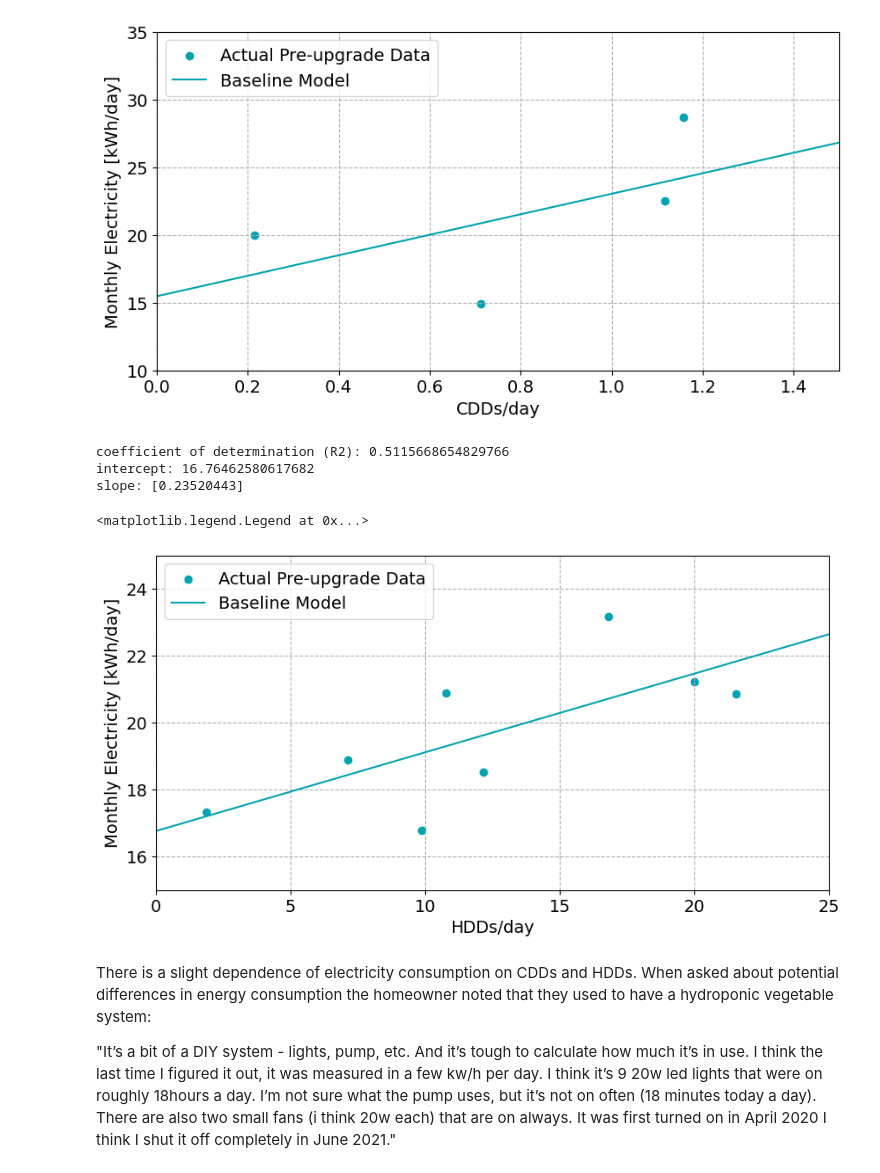
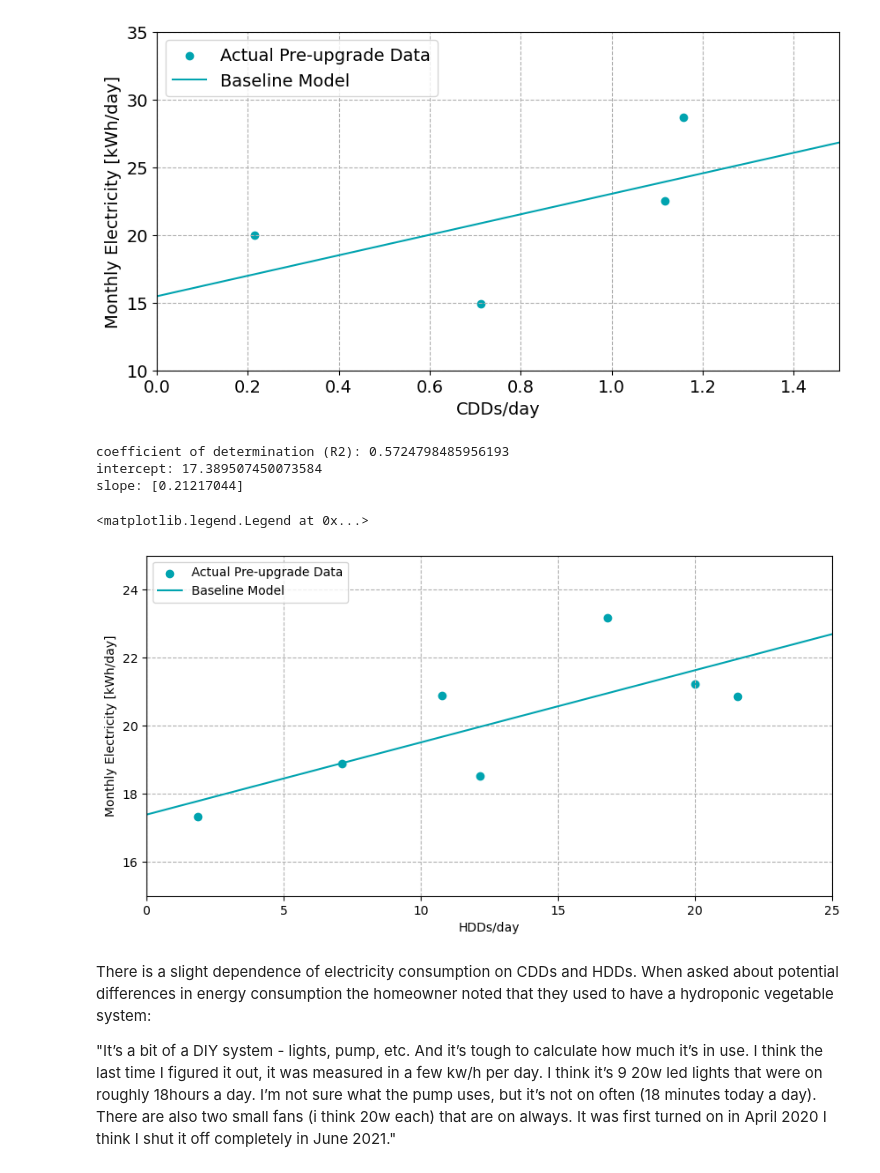
Before and after one commit to SustainableTechnologies/CaseStudy6, a Jupyter notebook: HeatPumpCaseStudy6_092023.ipynb, the cells around one changed output. Drawn from its saved outputs; the diff is of its cells as text; code cells hidden in the pictures.

```diff
--- a/HeatPumpCaseStudy6_092023.ipynb
+++ b/HeatPumpCaseStudy6_092023.ipynb
@@ -280,7 +283,7 @@ plt.legend()
 ## 4.2 Electricity Baseline
 # %%
 # Define an electricity baseline dataframe
-ElecBaseline = ElecData[11:23].copy()
+ElecBaseline = ElecData[12:23].copy()
 ElecBaseline
 # %% [output]
 |  | From | To | kWh | days | kWh_day |
@@ -373,37 +374,38 @@ ElecBaselineHeat = ElecBaseline.loc[ElecBaseline.CDDs <= 1]
 
 # Calculate regression line for baseline data
 x = np.array(ElecBaselineHeat.HDDs_day).reshape((-1, 1))
 y = np.array(ElecBaselineHeat.kWh_day)
 base_model_ElecHeat = LinearRegression()
 base_model_ElecHeat.fit(x, y)
 base_model_ElecHeat_r_sq = base_model_ElecHeat.score(x, y)
 print('coefficient of determination (R2):', base_model_ElecHeat_r_sq)
 print('intercept:', base_model_ElecHeat.intercept_)
 print('slope:', base_model_ElecHeat.coef_)
 
 # Function for baseline model
 def baseline_ElecHeat(HDDs_day):
     kWh_day = base_model_ElecHeat.coef_[0]*HDDs_day + base_model_ElecHeat.intercept_
     return kWh_day
 
 # Visualize pre-retrofit data, baseline model, and post-retrofit data
 x = [0,800]
 y = [baseline_ElecHeat(a) for a in x]
 plt.figure(figsize = (10,5))
+plt.style.use('default')
 plt.scatter(ElecBaselineHeat.HDDs_day,ElecBaselineHeat.kWh_day, color = step_blue, label = 'Actual Pre-upgrade Data')
 plt.plot(x,y, color = step_blue, label = 'Baseline Model')
 plt.xlim(0,25)
 plt.ylim(15,25)
 plt.xlabel('HDDs/day')
 plt.ylabel('Monthly Electricity [kWh/day]')
 plt.grid(ls='--')
 plt.legend(loc = 2)
 # %% [output]
-coefficient of determination (R2): 0.5115668654829766
-intercept: 16.76462580617682
-slope: [0.23520443]
+coefficient of determination (R2): 0.5724798485956193
+intercept: 17.389507450073584
+slope: [0.21217044]
 <matplotlib.legend.Legend at 0x...>
-[figure, old version]
+[figure, new version]
 # %% [markdown]
 There is a slight dependence of electricity consumption on CDDs and HDDs. When asked about potential differences in energy consumption the homeowner noted that they used to have a hydroponic vegetable system:
 
```
Also changed, not shown: parts of 24 cells of this notebook, 1 other file.
